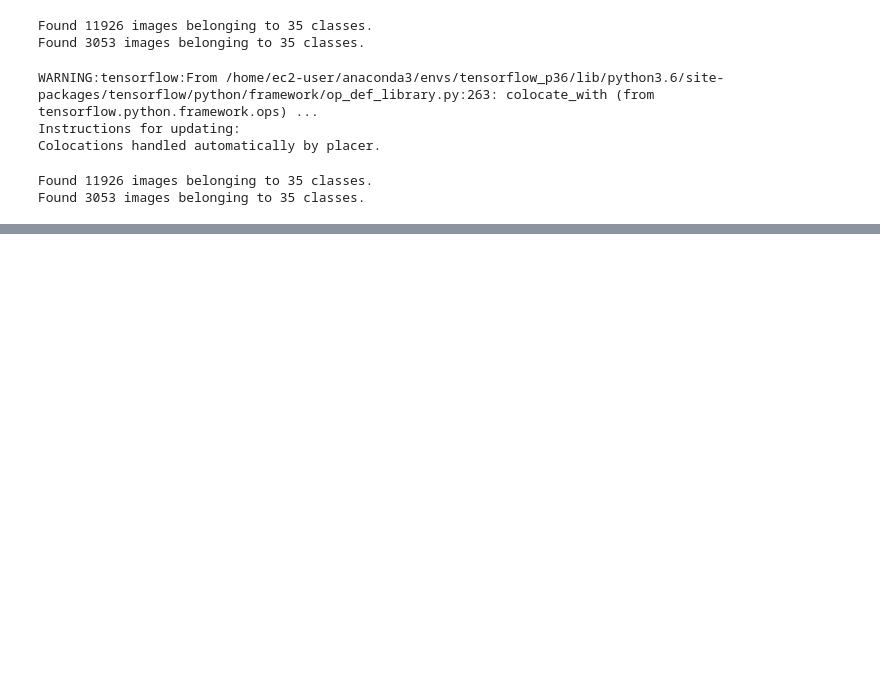
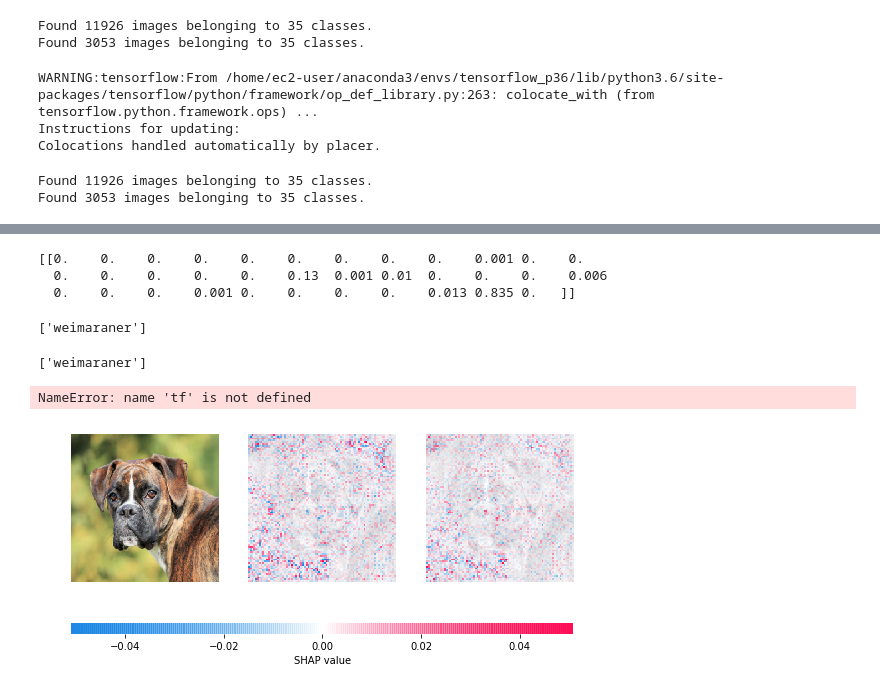
Before and after one commit to michaelgsuttles/Capstone, a Jupyter notebook: resnet.ipynb, the cells around one changed output, grey strips where cells are left out. Drawn from its saved outputs; the diff is of its cells as text; code cells hidden in the pictures; blank space fills up the shorter version.

Commit message:
got shap working

```diff
--- a/resnet.ipynb
+++ b/resnet.ipynb
@@ -145,7 +114,7 @@ def build_finetune_model(base_model, dropout, fc_layers, num_classes):
     return finetune_model
 
 class_list = train_generator.class_indices
-FC_LAYERS = [1024,1024]
+FC_LAYERS = [512]
 dropout = 0.5
 
 finetune_model = build_finetune_model(base_model,
@@ -156,7 +129,7 @@ finetune_model = build_finetune_model(base_model,
 if not os.path.exists('checkpoints'):
         os.mkdir('checkpoints')
 # %%
-NUM_EPOCHS = 30
+NUM_EPOCHS = 5
 BATCH_SIZE = 30
 num_train_images = 12000
 
@@ -170,7 +143,7 @@ callbacks_list = [checkpoint]
 history = finetune_model.fit_generator(train_generator, epochs=NUM_EPOCHS, workers=8,
                                        steps_per_epoch=num_train_images // BATCH_SIZE,
                                        shuffle=True, callbacks=callbacks_list, validation_data = test_generator,
-                                      validation_steps=10)
+                                      validation_steps=10, use_multiprocessing=True)
 # %% [output]
 WARNING:tensorflow:From /home/ec2-user/anaconda3/envs/tensorflow_p36/lib/python3.6/site-packages/tensorflow/python/ops/math_ops.py:3066: to_int32 (from tensorflow.python.ops.math_ops) is deprecated an ...
 Instructions for updating:
@@ -236,40 +227,56 @@ labels = (train_generator.class_indices)
 labels = dict((v,k) for k,v in labels.items())
 predictions = [labels[k] for k in predicted_class_indices]
 predictions
+# %% [output]
+[[0.    0.    0.    0.    0.    0.    0.    0.    0.    0.001 0.    0.
+  0.    0.    0.    0.    0.    0.13  0.001 0.01  0.    0.    0.    0.006
+  0.    0.    0.    0.001 0.    0.    0.    0.    0.013 0.835 0.   ]]
+['weimaraner']
 # %%
 predicted_class_indices=np.argmax(pred,axis=1)
 labels = (train_generator.class_indices)
 labels = dict((v,k) for k,v in labels.items())
 predictions = [labels[k] for k in predicted_class_indices]
 predictions
+# %% [output]
+['weimaraner']
+# %%
+custom_config=tf.ConfigProto(log_device_placement=True, allow_soft_placement=True)
+custom_config.gpu_options.allocator_type = 'BFC'
+custom_config.gpu_options.per_process_gpu_memory_fraction = 0.90
+# %% [output]
+NameError: name 'tf' is not defined
 # %%
 # load pre-trained model and choose two images to explain
-# model = VGG16(weights='imagenet', include_top=True) ## CHANGE INCLUDE TOP TO FALSE
-model = tran_model
+
+model = finetune_model
 # X,y = shap.datasets.imagenet50()
-img = load_img('output/val/boxer/1485179194-boxer-dog-portrait.jpg',target_size=(224,224) )
+img = load_img('output/val/boxer/1485179194-boxer-dog-portrait.jpg',target_size=(target_size,target_size))
 img = img_to_array(img)
 img = img.reshape((1,) + img.shape)
 to_explain = img
 X = img
 
 # # load the ImageNet class names
 # url = "https://s3.amazonaws.com/deep-learning-models/image-models/imagenet_class_index.json"
 # fname = shap.datasets.cache(url)
 # with open(fname) as f:
 #     class_names = json.load(f)
 class_names = labels
 
 # explain how the input to the 7th layer of the model explains the top two classes
 def map2layer(x, layer):
     feed_dict = dict(zip([model.layers[0].input], [preprocess_input(x.copy())]))
     return K.get_session().run(model.layers[layer].input, feed_dict)
 
 e = shap.GradientExplainer((model.layers[7].input, model.layers[-1].output), map2layer(preprocess_input(X.copy()), 7))
 shap_values,indexes = e.shap_values(map2layer(to_explain, 7), ranked_outputs=2)
 
 # get the names for the classes
-index_names = np.vectorize(lambda x: class_names[str(x)][1])(indexes)
+# index_names = np.vectorize(lambda x: class_names[str(x)][1])(indexes)
+index_names = class_names.values
 
 # plot the explanations
-shap.image_plot(shap_values, to_explain, index_names)
+shap.image_plot(shap_values, to_explain, None)
+# %% [output]
+[figure, added]
```
Also changed, not shown: parts of 9 cells of this notebook.
